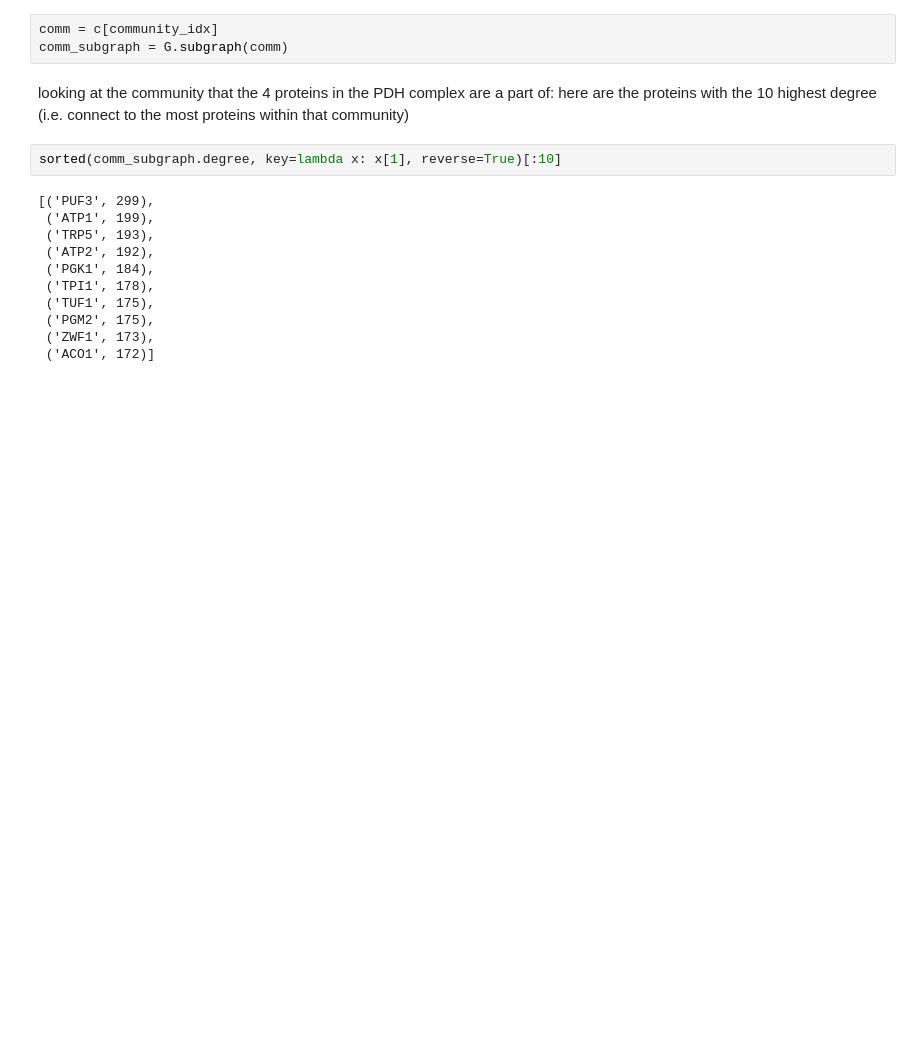
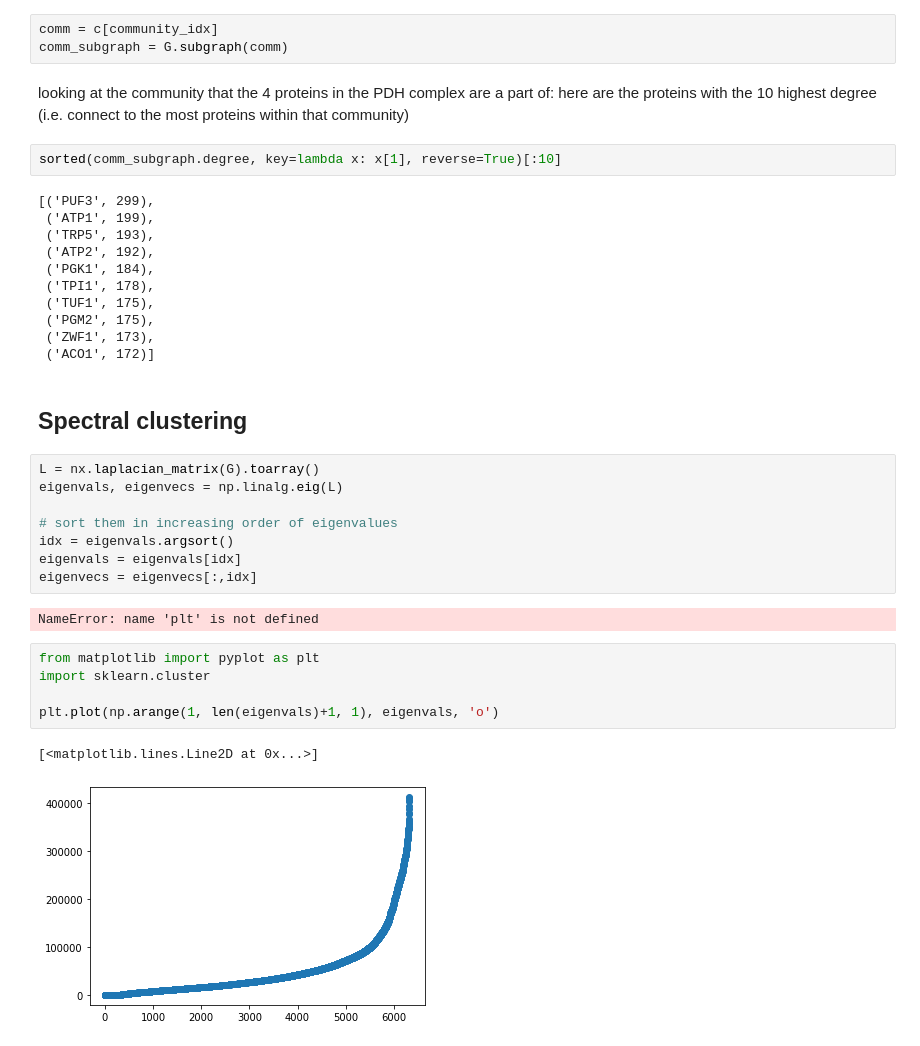
Before and after one commit to Pilex1/math-bcmb3888, a Jupyter notebook: alex research.ipynb, the cells around one changed output. Cells and saved outputs as stored; diff of their text form; blank space fills up the shorter version.

```diff
--- a/alex research.ipynb
+++ b/alex research.ipynb
@@ -227,3 +227,23 @@ sorted(comm_subgraph.degree, key=lambda x: x[1], reverse=True)[:10]
  ('PGM2', 175),
  ('ZWF1', 173),
  ('ACO1', 172)]
+# %% [markdown]
+## Spectral clustering
+# %%
+L = nx.laplacian_matrix(G).toarray()
+eigenvals, eigenvecs = np.linalg.eig(L)
+
+# sort them in increasing order of eigenvalues
+idx = eigenvals.argsort()
+eigenvals = eigenvals[idx]
+eigenvecs = eigenvecs[:,idx]
+# %% [output]
+NameError: name 'plt' is not defined
+# %%
+from matplotlib import pyplot as plt
+import sklearn.cluster
+
+plt.plot(np.arange(1, len(eigenvals)+1, 1), eigenvals, 'o')
+# %% [output]
+[<matplotlib.lines.Line2D at 0x...>]
+[figure, added]
```
Also changed, not shown: 6 other files.
